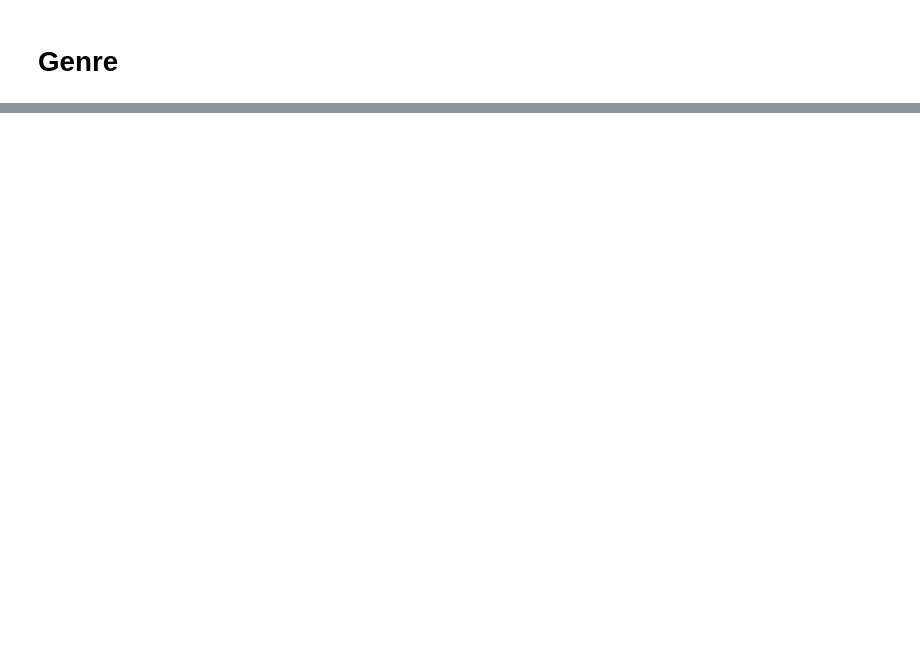
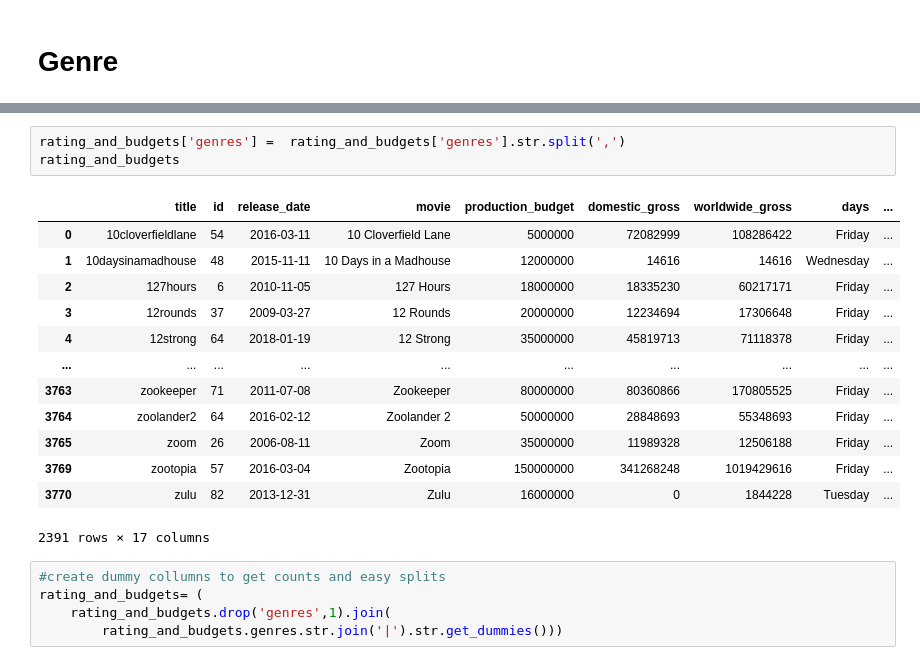
Before and after one commit to racday/ai-capstone, a Jupyter notebook: index.ipynb, the cells around one changed output, grey strips where cells are left out. Saved outputs shown, nothing was run; the diff lists cells and outputs as text; blank space fills up the shorter version.

```diff
--- a/index.ipynb
+++ b/index.ipynb
@@ -177,0 +220,22 @@ plt.show()
+# %%
+rating_and_budgets['genres'] =  rating_and_budgets['genres'].str.split(',')
+rating_and_budgets
+# %% [output]
+|  | title | id | release_date | movie | production_budget | domestic_gross | worldwide_gross | days | ... |
+| 0 | 10cloverfieldlane | 54 | 2016-03-11 | 10 Cloverfield Lane | 5000000 | 72082999 | 108286422 | Friday | ... |
+| 1 | 10daysinamadhouse | 48 | 2015-11-11 | 10 Days in a Madhouse | 12000000 | 14616 | 14616 | Wednesday | ... |
+| 2 | 127hours | 6 | 2010-11-05 | 127 Hours | 18000000 | 18335230 | 60217171 | Friday | ... |
+| 3 | 12rounds | 37 | 2009-03-27 | 12 Rounds | 20000000 | 12234694 | 17306648 | Friday | ... |
+| 4 | 12strong | 64 | 2018-01-19 | 12 Strong | 35000000 | 45819713 | 71118378 | Friday | ... |
+| ... | ... | ... | ... | ... | ... | ... | ... | ... | ... |
+| 3763 | zookeeper | 71 | 2011-07-08 | Zookeeper | 80000000 | 80360866 | 170805525 | Friday | ... |
+| 3764 | zoolander2 | 64 | 2016-02-12 | Zoolander 2 | 50000000 | 28848693 | 55348693 | Friday | ... |
+| 3765 | zoom | 26 | 2006-08-11 | Zoom | 35000000 | 11989328 | 12506188 | Friday | ... |
+| 3769 | zootopia | 57 | 2016-03-04 | Zootopia | 150000000 | 341268248 | 1019429616 | Friday | ... |
+| 3770 | zulu | 82 | 2013-12-31 | Zulu | 16000000 | 0 | 1844228 | Tuesday | ... |
+2391 rows × 17 columns
+# %%
+#create dummy collumns to get counts and easy splits
+rating_and_budgets= (
+    rating_and_budgets.drop('genres',1).join(
+        rating_and_budgets.genres.str.join('|').str.get_dummies()))
```
Also changed, not shown: parts of 21 cells of this notebook.
